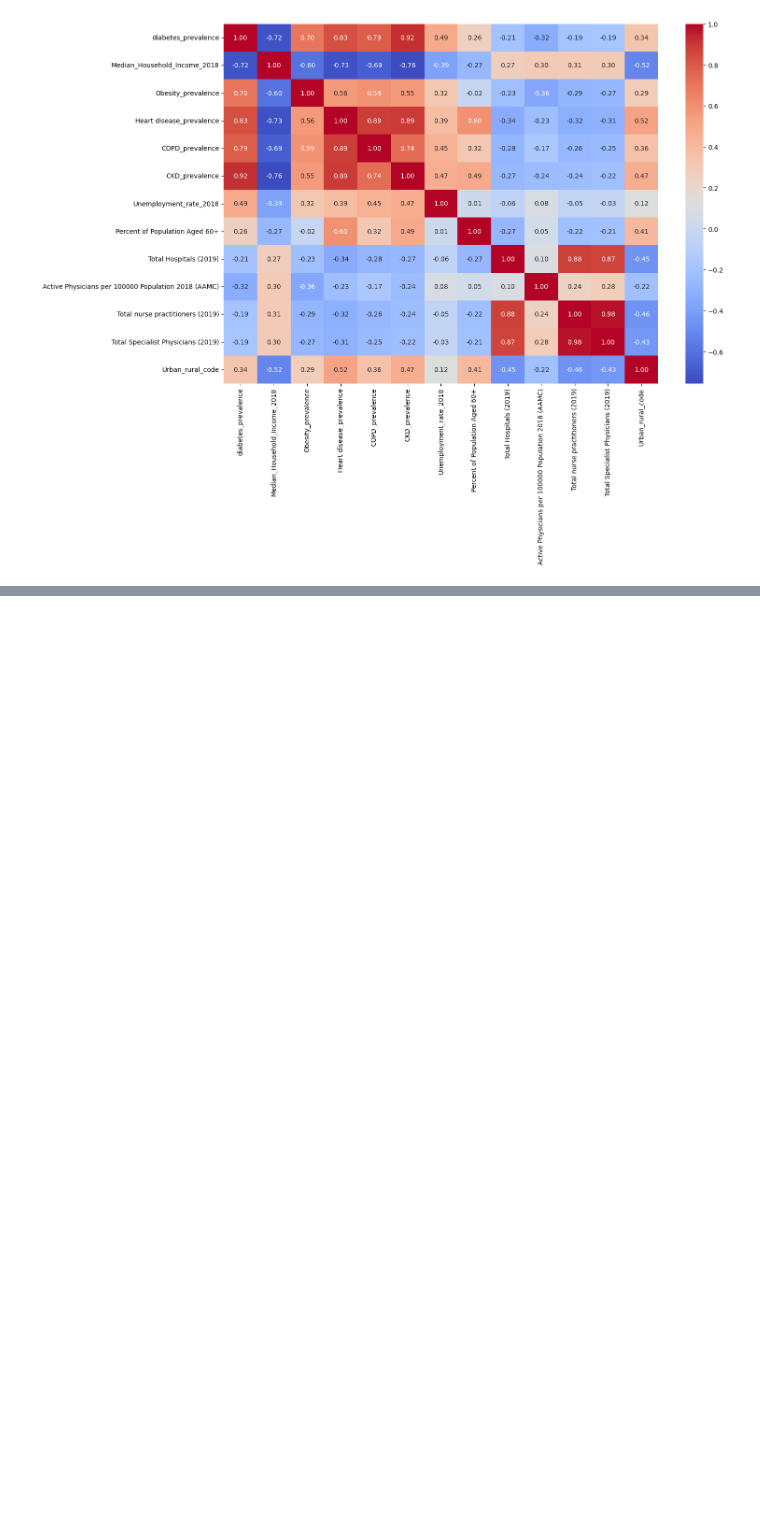
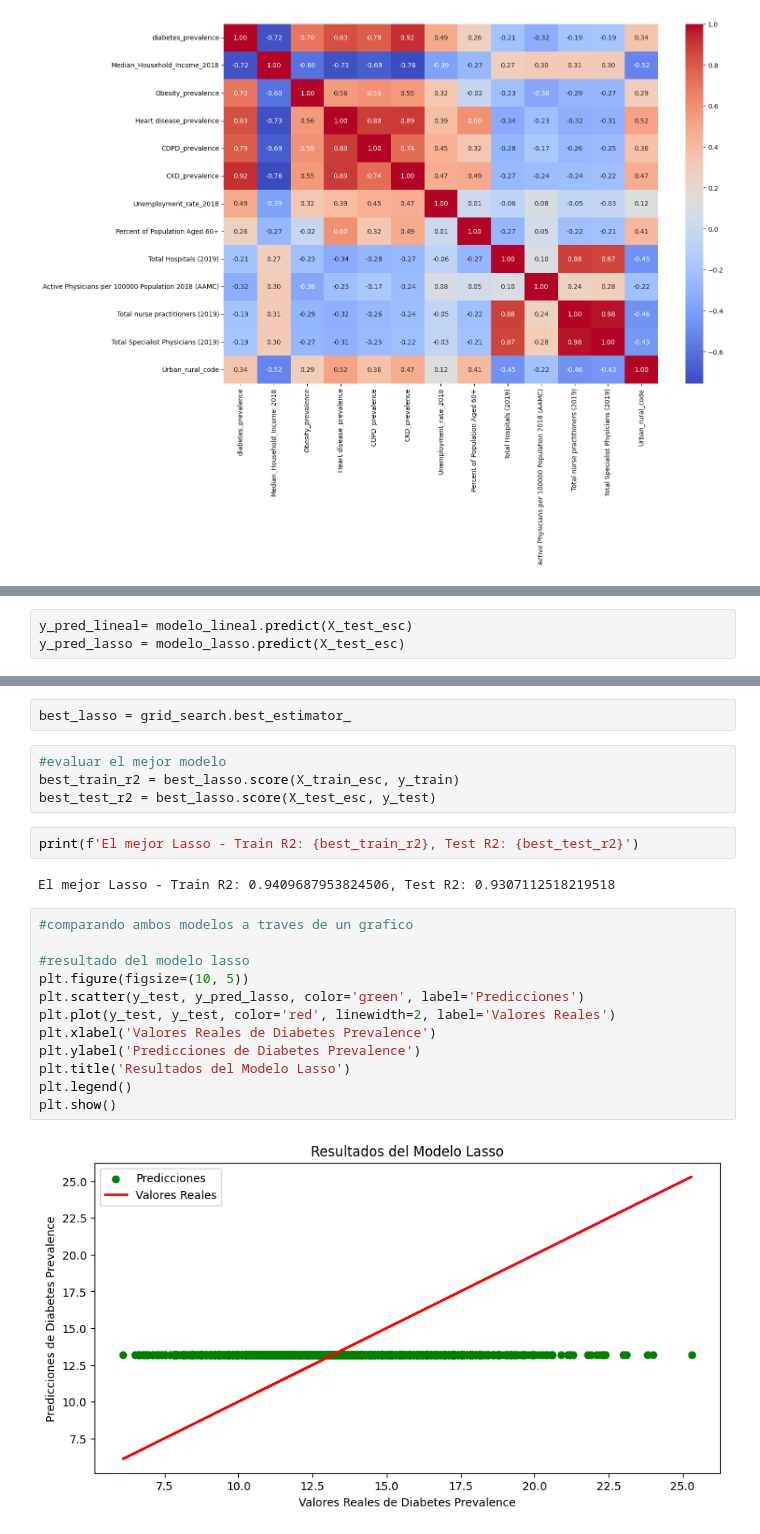
Before and after one commit to Estefaniagz/reg_lineal_regularizado, a Jupyter notebook: src/explore.ipynb, the cells around one changed output, grey strips where cells are left out. Saved outputs shown, nothing was run; the diff lists cells and outputs as text; blank space fills up the shorter version.

```diff
--- a/src/explore.ipynb
+++ b/src/explore.ipynb
@@ -142,0 +211,3 @@ plt.show()
+# %%
+y_pred_lineal= modelo_lineal.predict(X_test_esc)
+y_pred_lasso = modelo_lasso.predict(X_test_esc)
@@ -142,0 +328,24 @@ plt.show()
+# %%
+best_lasso = grid_search.best_estimator_
+# %%
+#evaluar el mejor modelo
+best_train_r2 = best_lasso.score(X_train_esc, y_train)
+best_test_r2 = best_lasso.score(X_test_esc, y_test)
+# %%
+print(f'El mejor Lasso - Train R2: {best_train_r2}, Test R2: {best_test_r2}')
+# %% [output]
+El mejor Lasso - Train R2: 0.9409687953824506, Test R2: 0.9307112518219518
+# %%
+#comparando ambos modelos a traves de un grafico
+
+#resultado del modelo lasso
+plt.figure(figsize=(10, 5))
+plt.scatter(y_test, y_pred_lasso, color='green', label='Predicciones')
+plt.plot(y_test, y_test, color='red', linewidth=2, label='Valores Reales')
+plt.xlabel('Valores Reales de Diabetes Prevalence')
+plt.ylabel('Predicciones de Diabetes Prevalence')
+plt.title('Resultados del Modelo Lasso')
+plt.legend()
+plt.show()
+# %% [output]
+[figure, added]
```
Also changed, not shown: parts of 18 cells of this notebook.
